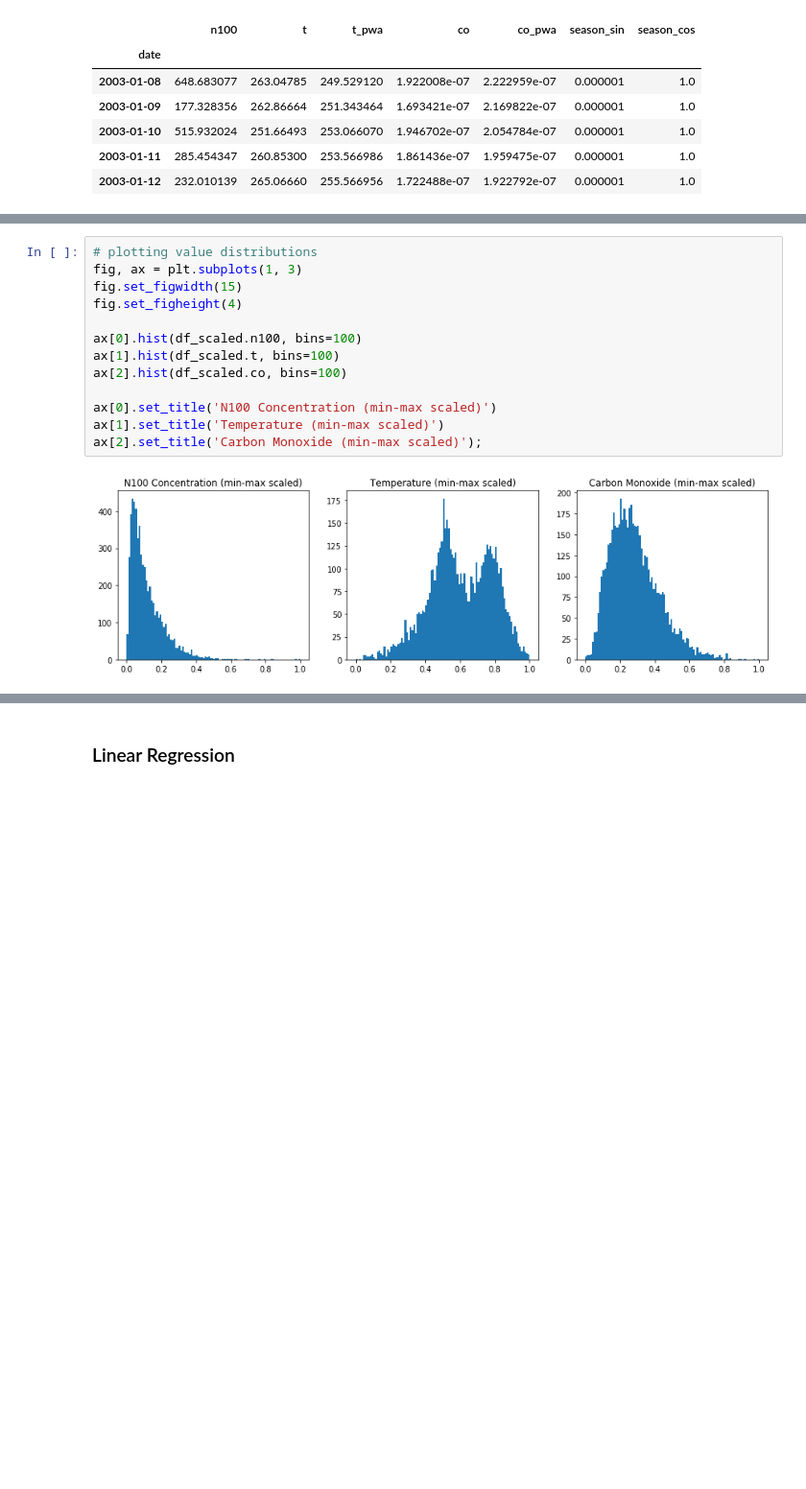
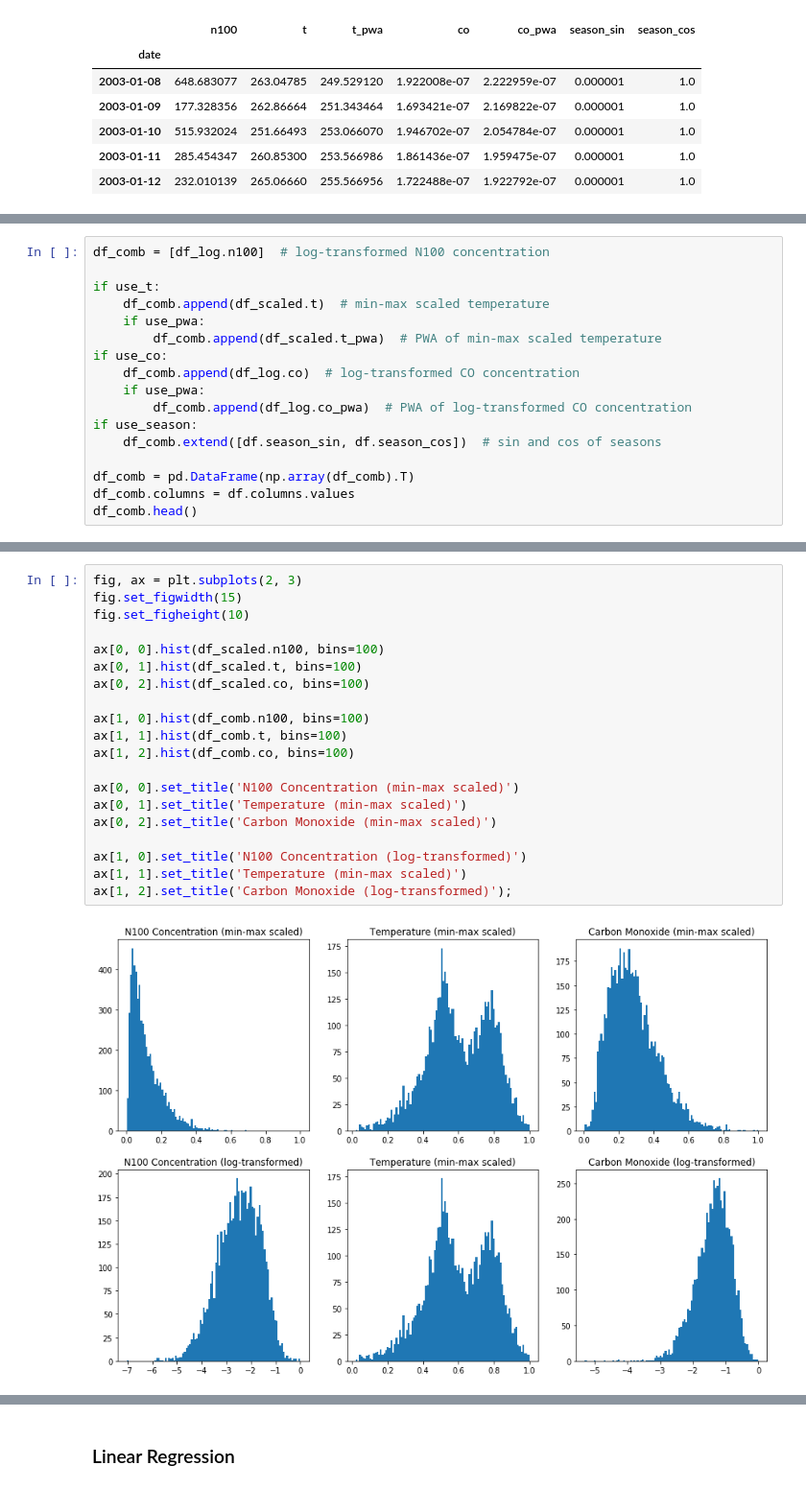
Before and after one commit to ellarauth/aerosol-modeling, a Jupyter notebook: notebooks/explore.ipynb, the cells around one changed output, grey strips where cells are left out. Shown at 96% size. Saved outputs shown, nothing was run; the diff lists cells and outputs as text; blank space fills up the shorter version.

```diff
--- a/notebooks/explore.ipynb
+++ b/notebooks/explore.ipynb
@@ -235,0 +238,17 @@ Number of removed rows: 5
+# %%
+df_comb = [df_log.n100]  # log-transformed N100 concentration
+
+if use_t:
+    df_comb.append(df_scaled.t)  # min-max scaled temperature
+    if use_pwa:
+        df_comb.append(df_scaled.t_pwa)  # PWA of min-max scaled temperature
+if use_co:
+    df_comb.append(df_log.co)  # log-transformed CO concentration
+    if use_pwa:
+        df_comb.append(df_log.co_pwa)  # PWA of log-transformed CO concentration
+if use_season:
+    df_comb.extend([df.season_sin, df.season_cos])  # sin and cos of seasons
+
+df_comb = pd.DataFrame(np.array(df_comb).T)
+df_comb.columns = df.columns.values
+df_comb.head()
@@ -238,17 +270,24 @@ Number of removed rows: 5
 # %%
-# plotting value distributions
-fig, ax = plt.subplots(1, 3)
+fig, ax = plt.subplots(2, 3)
 fig.set_figwidth(15)
-fig.set_figheight(4)
+fig.set_figheight(10)
 
-ax[0].hist(df_scaled.n100, bins=100)
-ax[1].hist(df_scaled.t, bins=100)
-ax[2].hist(df_scaled.co, bins=100)
+ax[0, 0].hist(df_scaled.n100, bins=100)
+ax[0, 1].hist(df_scaled.t, bins=100)
+ax[0, 2].hist(df_scaled.co, bins=100)
 
-ax[0].set_title('N100 Concentration (min-max scaled)')
-ax[1].set_title('Temperature (min-max scaled)')
-ax[2].set_title('Carbon Monoxide (min-max scaled)');
+ax[1, 0].hist(df_comb.n100, bins=100)
+ax[1, 1].hist(df_comb.t, bins=100)
+ax[1, 2].hist(df_comb.co, bins=100)
+
+ax[0, 0].set_title('N100 Concentration (min-max scaled)')
+ax[0, 1].set_title('Temperature (min-max scaled)')
+ax[0, 2].set_title('Carbon Monoxide (min-max scaled)')
+
+ax[1, 0].set_title('N100 Concentration (log-transformed)')
+ax[1, 1].set_title('Temperature (min-max scaled)')
+ax[1, 2].set_title('Carbon Monoxide (log-transformed)');
 # %% [output]
-[figure, old version]
+[figure, new version]
 # %% [markdown]
 N100 Concentration and Carbon Monoxide have a high positive skew and should therefore be log-tranformed
```
Also changed, not shown: parts of 27 cells of this notebook.
